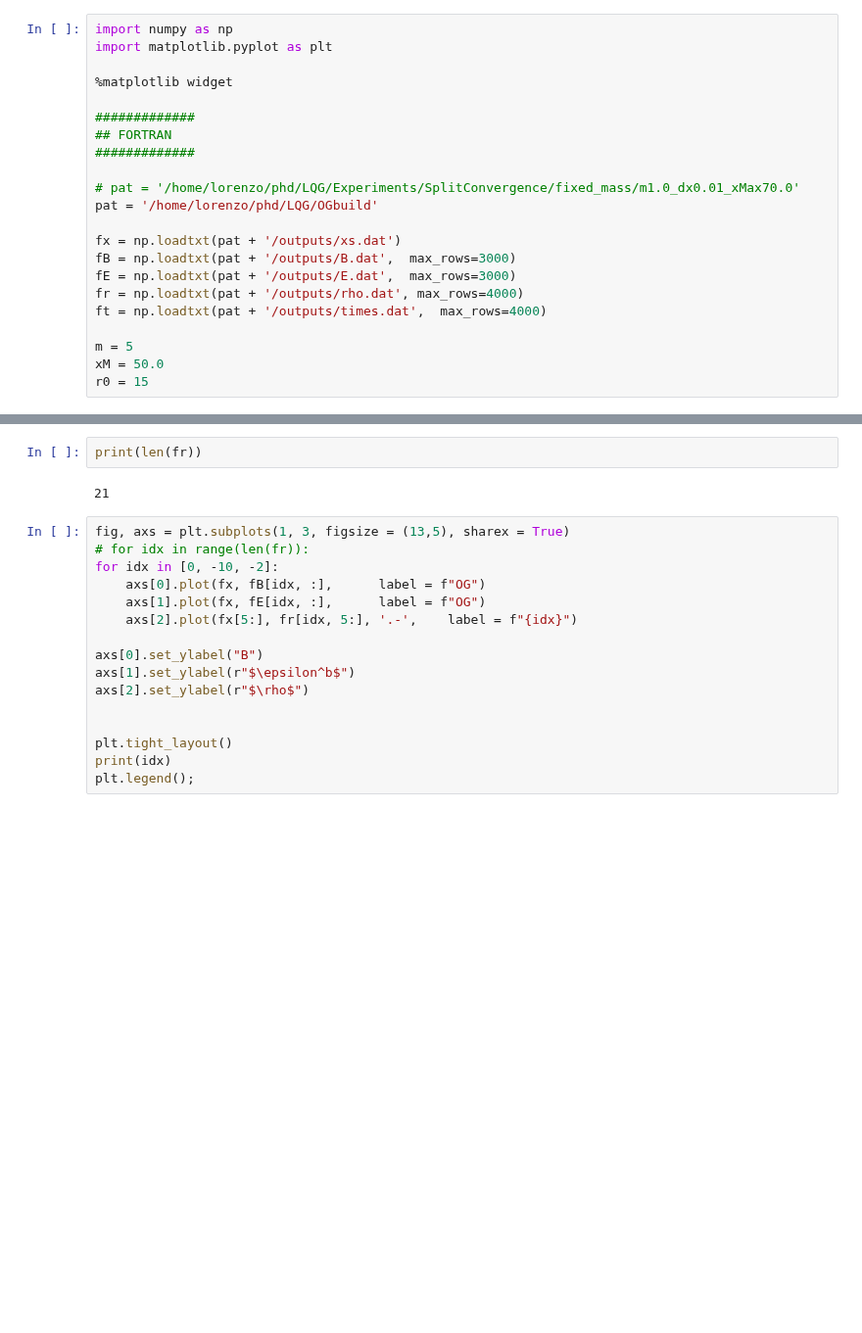
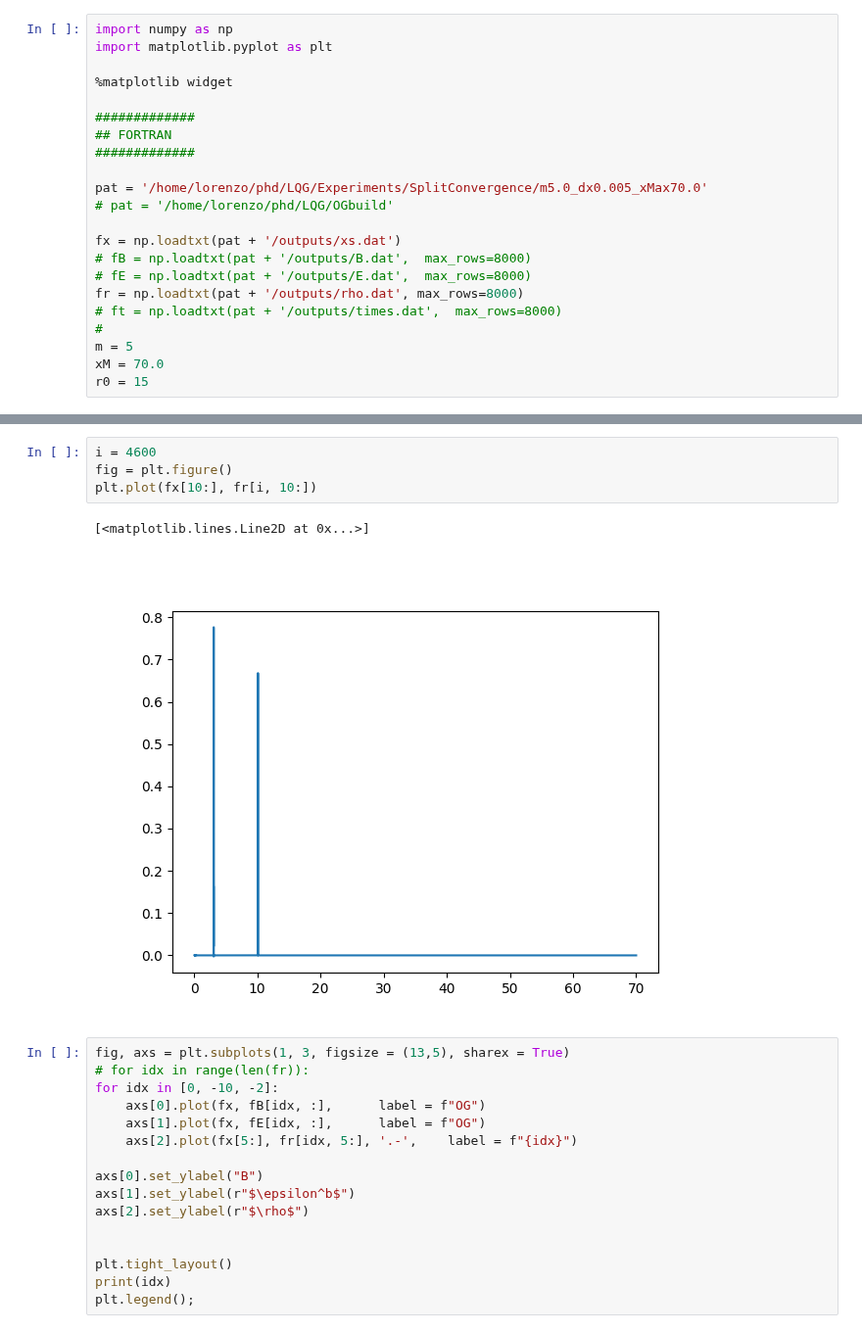
Before and after one commit to LoreCip/LQG-BH-Collapse, a Jupyter notebook: PostProcessing/visual.ipynb, the cells around one changed output, grey strips where cells are left out. Shown at 98% size. Cells and saved outputs as stored; diff of their text form; blank space fills up the shorter version.

```diff
--- a/PostProcessing/visual.ipynb
+++ b/PostProcessing/visual.ipynb
@@ -8,15 +8,15 @@ import matplotlib.pyplot as plt
 ## FORTRAN
 #############
 
-# pat = '/home/lorenzo/phd/LQG/Experiments/SplitConvergence/fixed_mass/m1.0_dx0.01_xMax70.0'
-pat = '/home/lorenzo/phd/LQG/OGbuild'
+pat = '/home/lorenzo/phd/LQG/Experiments/SplitConvergence/m5.0_dx0.005_xMax70.0'
+# pat = '/home/lorenzo/phd/LQG/OGbuild'
 
 fx = np.loadtxt(pat + '/outputs/xs.dat')
-fB = np.loadtxt(pat + '/outputs/B.dat',  max_rows=3000)
-fE = np.loadtxt(pat + '/outputs/E.dat',  max_rows=3000)
-fr = np.loadtxt(pat + '/outputs/rho.dat', max_rows=4000)
-ft = np.loadtxt(pat + '/outputs/times.dat',  max_rows=4000)
-
+# fB = np.loadtxt(pat + '/outputs/B.dat',  max_rows=8000)
+# fE = np.loadtxt(pat + '/outputs/E.dat',  max_rows=8000)
+fr = np.loadtxt(pat + '/outputs/rho.dat', max_rows=8000)
+# ft = np.loadtxt(pat + '/outputs/times.dat',  max_rows=8000)
+#
 m = 5
-xM = 50.0
+xM = 70.0
 r0 = 15
@@ -23,7 +26,10 @@ r0 = 15
-# %%
-print(len(fr))
-# %% [output]
-21
+# %%
+i = 4600
+fig = plt.figure()
+plt.plot(fx[10:], fr[i, 10:])
+# %% [output]
+[<matplotlib.lines.Line2D at 0x...>]
+[figure, added]
 # %%
 fig, axs = plt.subplots(1, 3, figsize = (13,5), sharex = True)
 # for idx in range(len(fr)):
```
Also changed, not shown: parts of 1 cell of this notebook, 7 other files.
